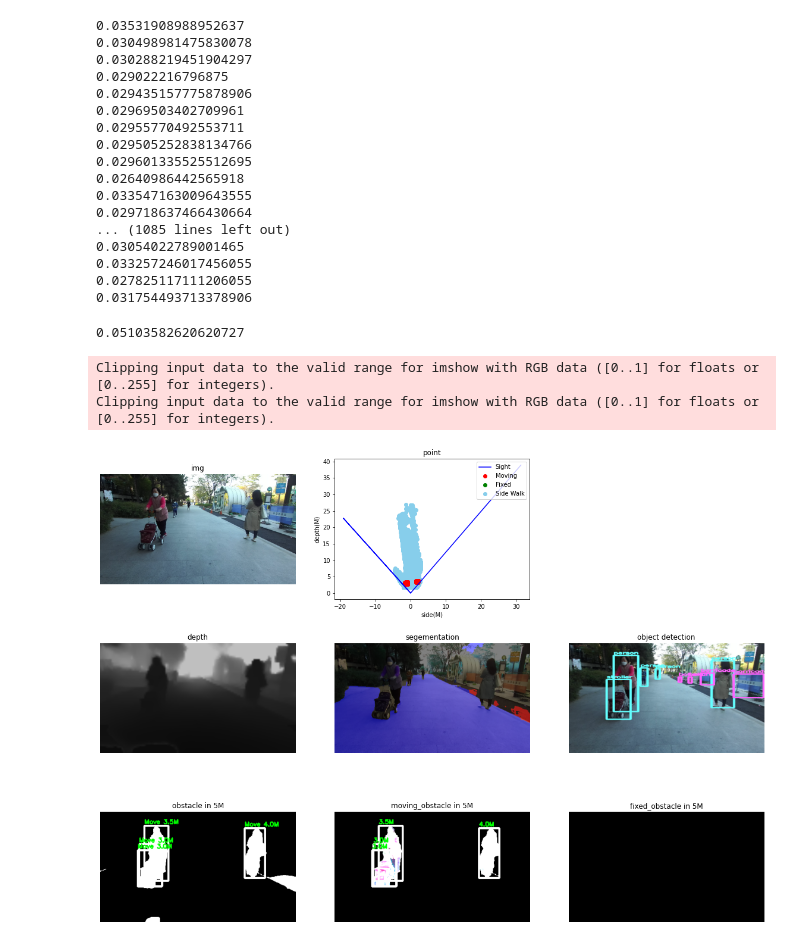
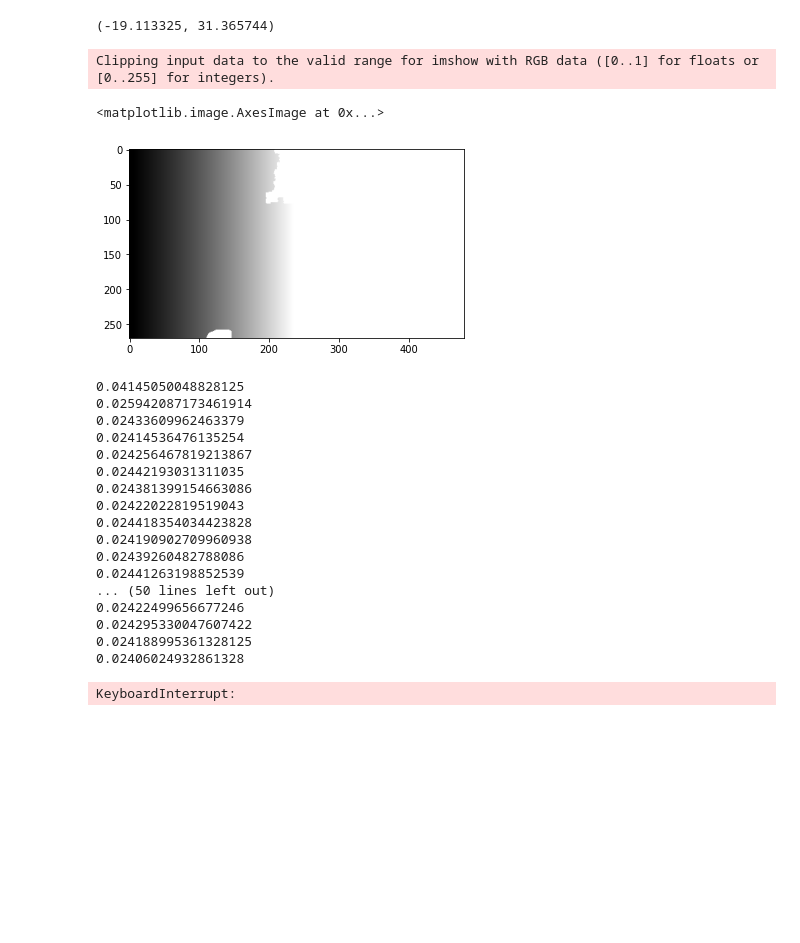
Before and after one commit to seraaaayeo/SellyDev, a Jupyter notebook: vision_optimizer.ipynb, the cells around one changed output. Saved outputs shown, nothing was run; the diff lists cells and outputs as text; code cells hidden in the pictures; blank space fills up the shorter version.

```diff
--- a/vision_optimizer.ipynb
+++ b/vision_optimizer.ipynb
@@ -138,3 +170,22 @@ plt.legend(labels = ["Sight", "Moving", "Fixed","Side Walk", "Obstable"], loc="u
+# %%
+point = point_cloud[141].copy()
+np.min(point[:,:,0]), np.max(point[:,:,0][point[:,:,0]!=np.inf])
+# %% [output]
+(-19.113325, 31.365744)
+# %%
+pp = point_cloud[141].copy()
+pp[pp[:, :,0]==np.inf]=1000
+pp[pp[:, :,2]==np.inf]=1
+pp = np.arctan((pp[:, :,0]/pp[:,:,2]
+                     ))/np.pi * 180
+pp = pp[:,:, np.newaxis]
+pp= np.concatenate((pp,pp,pp) , axis = 2)
+# %%
+plt.imshow((pp+40)/40)
+# %% [output]
+Clipping input data to the valid range for imshow with RGB data ([0..1] for floats or [0..255] for integers).
+<matplotlib.image.AxesImage at 0x...>
+[figure, added]
 # %%
 import os
 sight_list =os.listdir("sight")
@@ -142,29 +193,29 @@ sight_list.sort()
 i=0
 fourcc = cv2.VideoWriter_fourcc(*'DIVX')
 out = cv2.VideoWriter('sight.mp4', fourcc, 10.0, (2160,720))
-while i<len(sight_list)-1:
+while i<len(sight_list)-2:
     st = time.time()
     img = cv2.imread("sight/"+sight_list[i+1])
     out.write(img)
     print(time.time() - st)
     i+=1
-
 out.release()
 # %% [output]
-0.03531908988952637
-0.030498981475830078
-0.030288219451904297
-0.029022216796875
-0.029435157775878906
-0.02969503402709961
-0.02955770492553711
-0.029505252838134766
-0.029601335525512695
-0.02640986442565918
-0.033547163009643555
-0.029718637466430664
-... (1085 lines left out)
-0.03054022789001465
-0.033257246017456055
-0.027825117111206055
-0.031754493713378906
+0.04145050048828125
+0.025942087173461914
+0.02433609962463379
+0.02414536476135254
+0.024256467819213867
+0.02442193031311035
+0.024381399154663086
+0.02422022819519043
+0.024418354034423828
+0.024190902709960938
+0.02439260482788086
+0.02441263198852539
+... (50 lines left out)
+0.02422499656677246
+0.024295330047607422
+0.024188995361328125
+0.02406024932861328
+KeyboardInterrupt:
@@ -173,20 +221,0 @@ out.release()
-# %%
-i =141
-
-im = img[i].copy()
-pt = point_cloud[i].copy()
-
-st = time.time()
-for i in range(100):
-    selly_vision_redis(im, pt, 5, 5)
-print((time.time() - st)/100)
-# %% [output]
-0.05103582620620727
-# %%
-i = 141
-#plt.imshow(selly_vision_redis(img[i], point_cloud[i])[0]/255)
-visualize(model, img[i], point_cloud[i], 5, 5, ANGLE, ANGLE_CLASS, ANGLE_IMG)
-# %% [output]
-Clipping input data to the valid range for imshow with RGB data ([0..1] for floats or [0..255] for integers).
-Clipping input data to the valid range for imshow with RGB data ([0..1] for floats or [0..255] for integers).
-[figure, removed]
```
Also changed, not shown: parts of 18 cells of this notebook, 5 other files.
